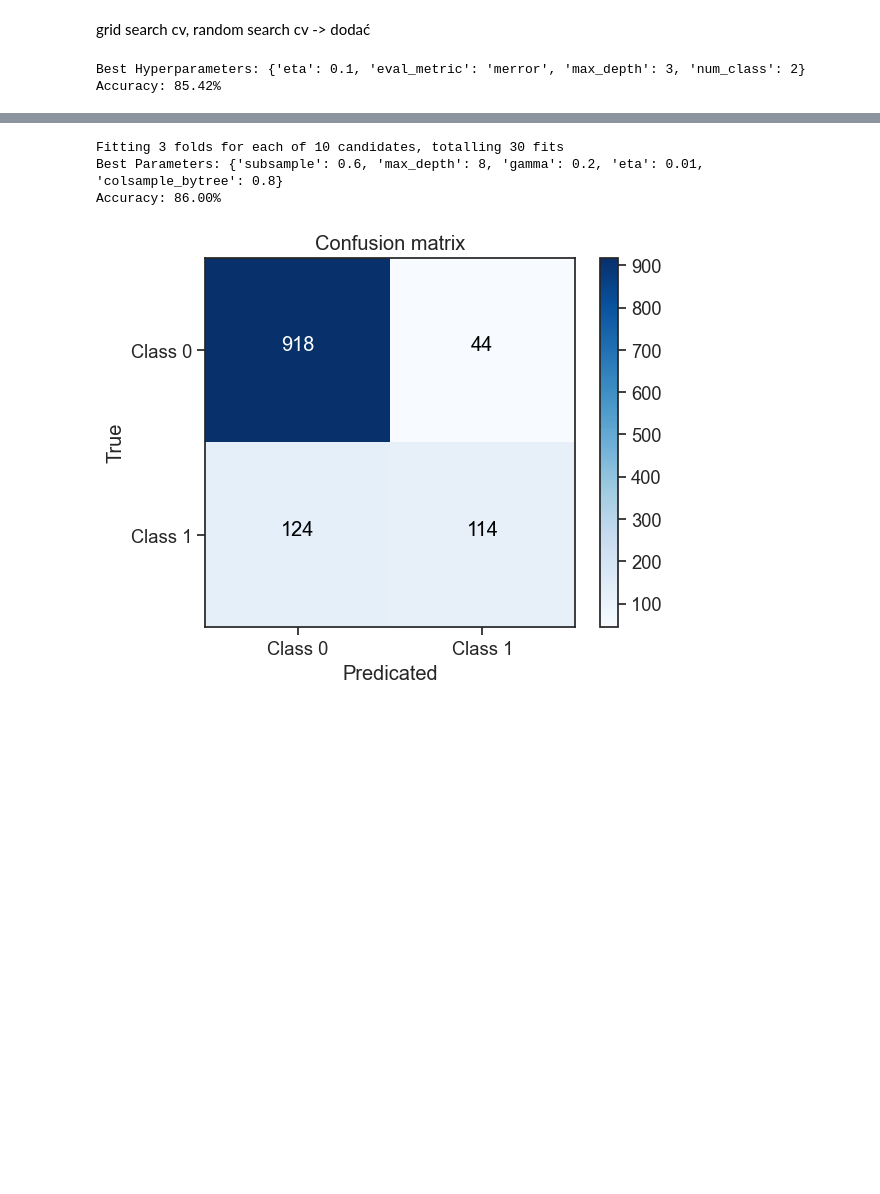
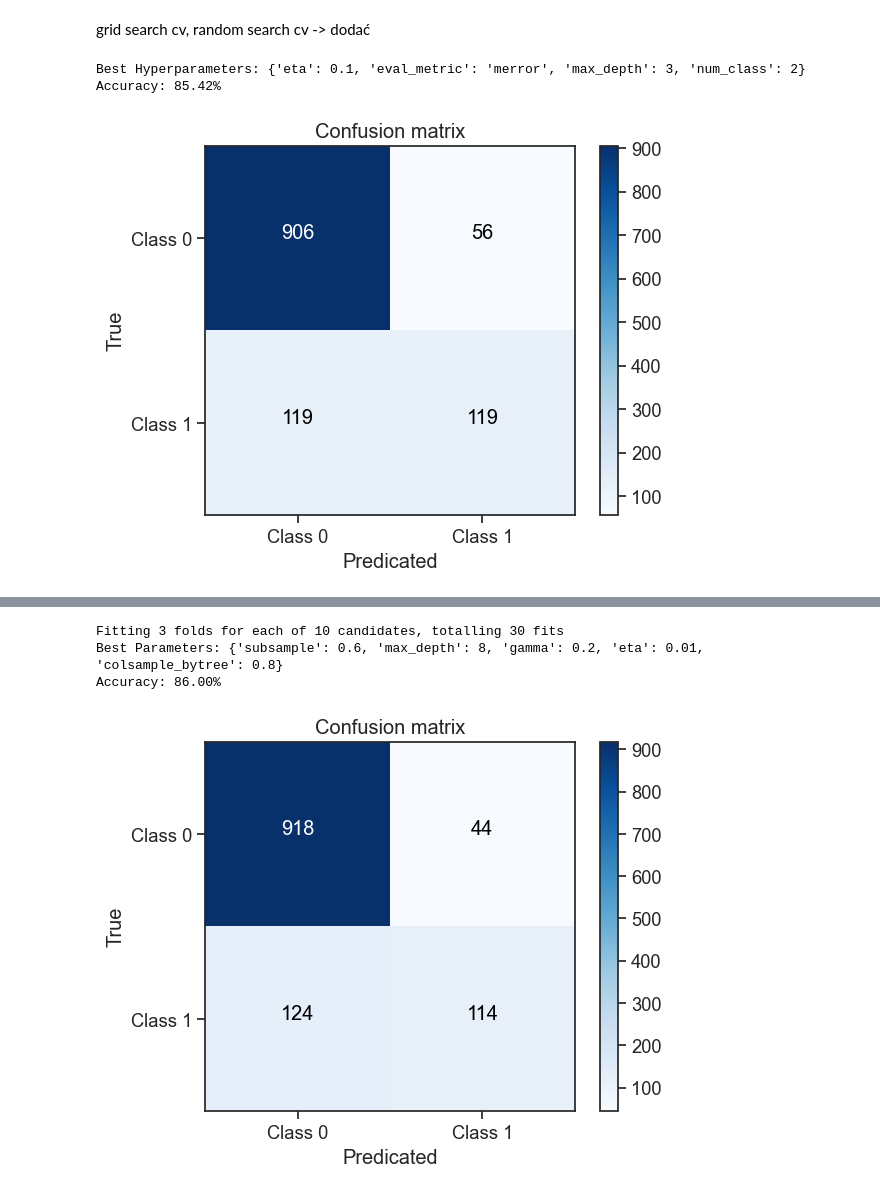
Before and after one commit to Bartoszcz28/Gym_Subscription, a Jupyter notebook: GymSubscription.ipynb, the cells around one changed output, grey strips where cells are left out. Cells and saved outputs as stored; diff of their text form; code cells hidden in the pictures; blank space fills up the shorter version.

```diff
--- a/GymSubscription.ipynb
+++ b/GymSubscription.ipynb
@@ -858,3 +858,7 @@ print("Accuracy: %.2f%%" % (accuracy_xgb_s * 100.0))
 # %% [output]
 Best Hyperparameters: {'eta': 0.1, 'eval_metric': 'merror', 'max_depth': 3, 'num_class': 2}
 Accuracy: 85.42%
+# %%
+matric_cf(y_test, y_pred_xgb_g)
+# %% [output]
+[figure, added]
```
Also changed, not shown: parts of 8 cells of this notebook.
